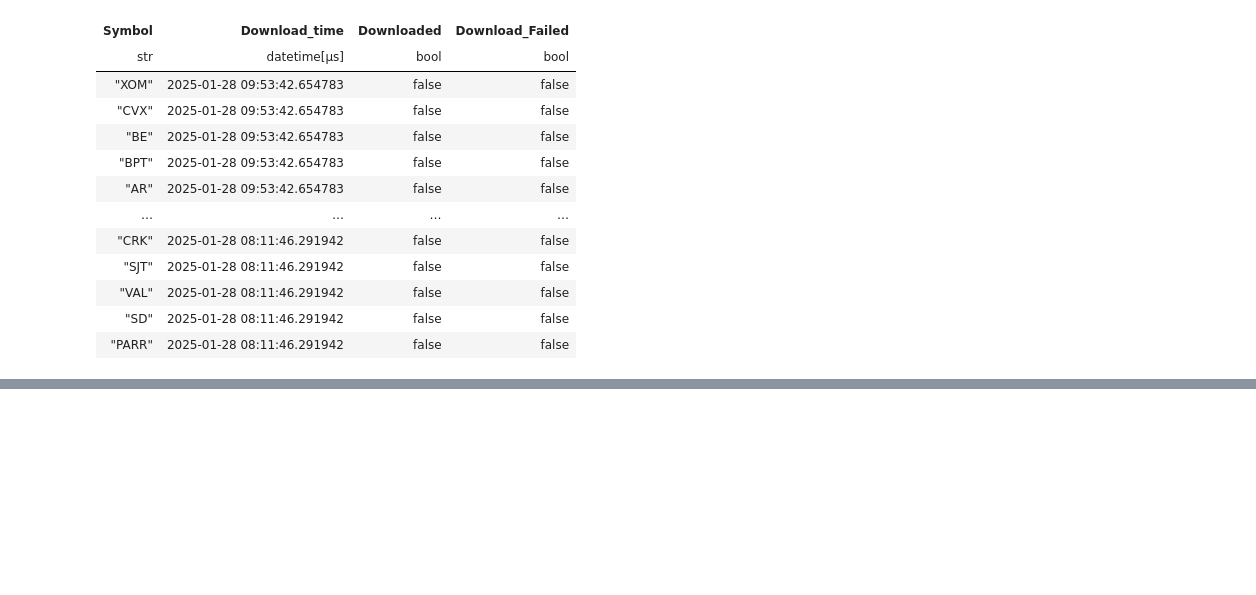
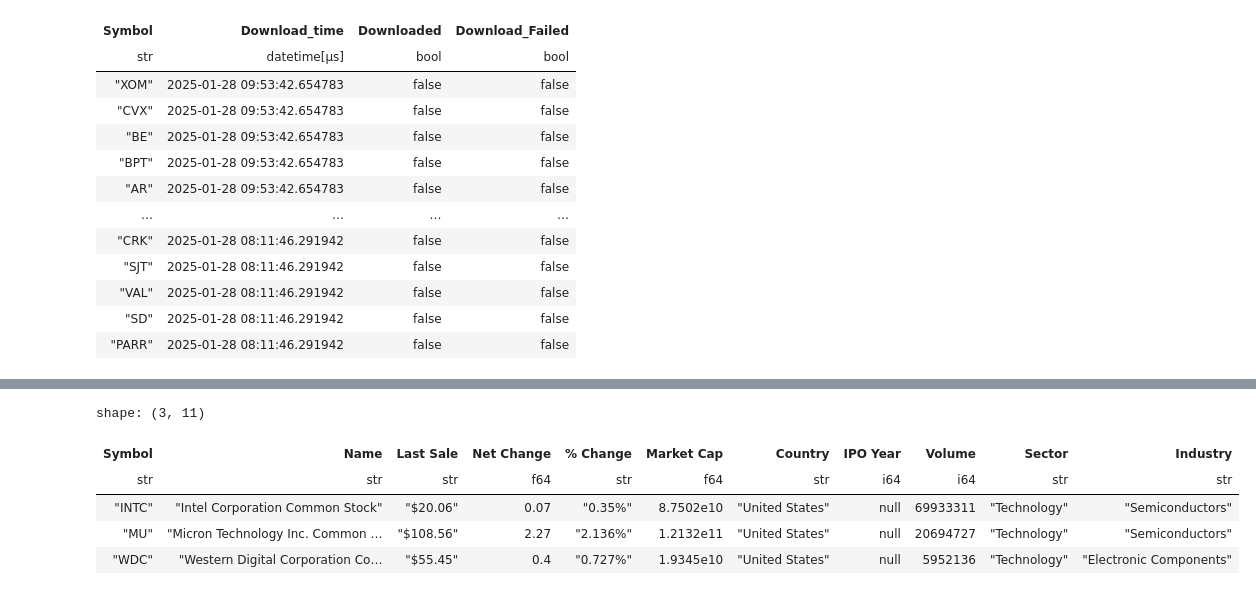
Before and after one commit to ttoe05/tt-investment-analysis, a Jupyter notebook: src/DB_check.ipynb, the cells around one changed output, grey strips where cells are left out. Cells and saved outputs as stored; diff of their text form; code cells hidden in the pictures; blank space fills up the shorter version.

```diff
--- a/src/DB_check.ipynb
+++ b/src/DB_check.ipynb
@@ -138,0 +187,12 @@ shape: (26, 4)
+# %%
+technology_tickers = [
+    "SSNLF", "MU", "WDC", "INTC"
+]
+df_consumer.filter(pl.col("Symbol").is_in(technology_tickers) | pl.col("Name").str.contains("Samsung"))
+# %% [output]
+shape: (3, 11)
+| Symbol | Name | Last Sale | Net Change | % Change | Market Cap | Country | IPO Year | Volume | Sector | Industry |
+| str | str | str | f64 | str | f64 | str | i64 | i64 | str | str |
+| "INTC" | "Intel Corporation Common Stock" | "$20.06" | 0.07 | "0.35%" | 8.7502e10 | "United States" | null | 69933311 | "Technology" | "Semiconductors" |
+| "MU" | "Micron Technology Inc. Common … | "$108.56" | 2.27 | "2.136%" | 1.2132e11 | "United States" | null | 20694727 | "Technology" | "Semiconductors" |
+| "WDC" | "Western Digital Corporation Co… | "$55.45" | 0.4 | "0.727%" | 1.9345e10 | "United States" | null | 5952136 | "Technology" | "Electronic Components" |
```
Also changed, not shown: parts of 10 cells of this notebook, 7 other files.
